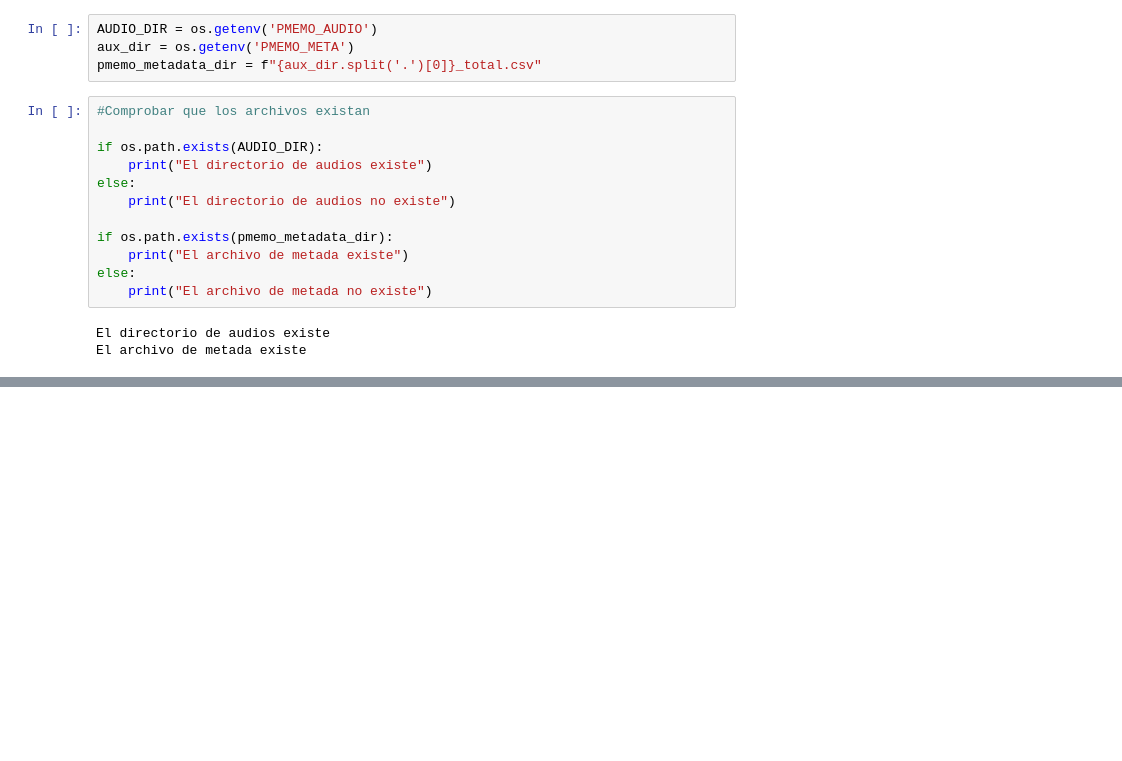
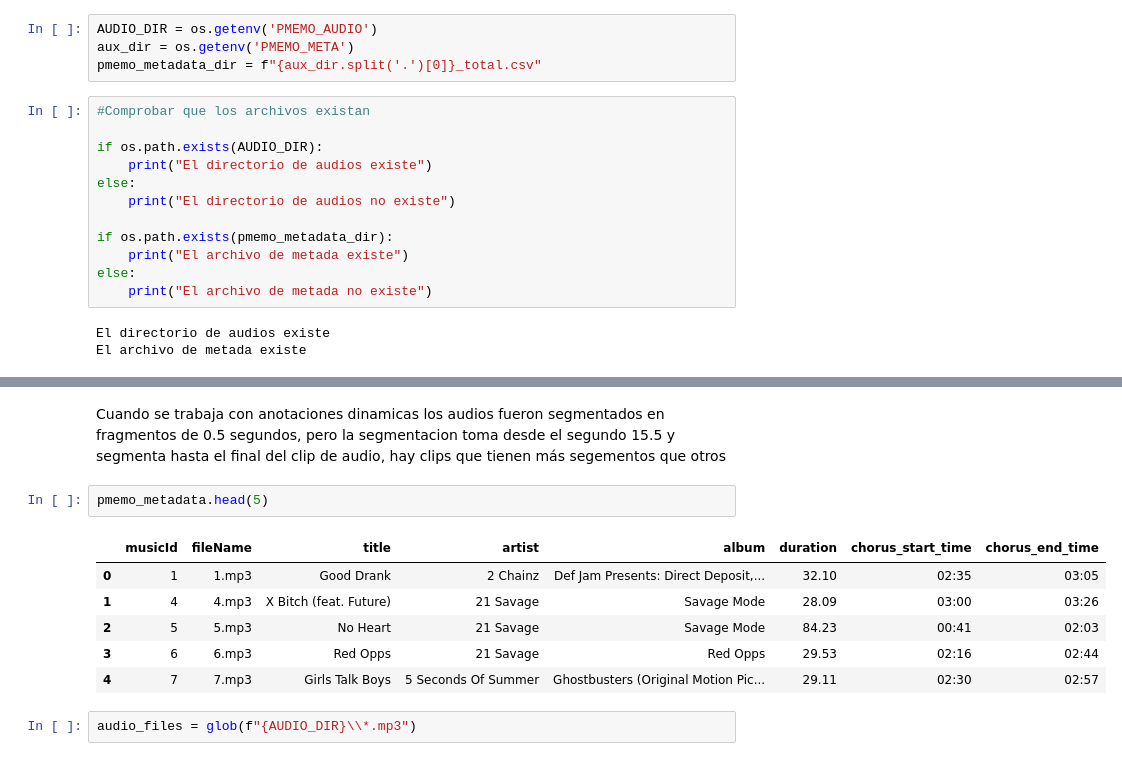
Before and after one commit to Leodna/mer, a Jupyter notebook: notebooks/spectograms.ipynb, the cells around one changed output, grey strips where cells are left out. Drawn from its saved outputs; the diff is of its cells as text; blank space fills up the shorter version.

```diff
--- a/notebooks/spectograms.ipynb
+++ b/notebooks/spectograms.ipynb
@@ -55,2 +67,15 @@ audios_list = os.listdir(AUDIO_DIR)
 # %% [output]
 el archivo 1.mp3 existe
+# %% [markdown]
+Cuando se trabaja con anotaciones dinamicas los audios fueron segmentados en fragmentos de 0.5 segundos, pero la segmentacion toma desde el segundo 15.5 y segmenta hasta el final del clip de audio, hay clips que tienen más segementos que otros
+# %%
+pmemo_metadata.head(5)
+# %% [output]
+|  | musicId | fileName | title | artist | album | duration | chorus_start_time | chorus_end_time |
+| 0 | 1 | 1.mp3 | Good Drank | 2 Chainz | Def Jam Presents: Direct Deposit,... | 32.10 | 02:35 | 03:05 |
+| 1 | 4 | 4.mp3 | X Bitch (feat. Future) | 21 Savage | Savage Mode | 28.09 | 03:00 | 03:26 |
+| 2 | 5 | 5.mp3 | No Heart | 21 Savage | Savage Mode | 84.23 | 00:41 | 02:03 |
+| 3 | 6 | 6.mp3 | Red Opps | 21 Savage | Red Opps | 29.53 | 02:16 | 02:44 |
+| 4 | 7 | 7.mp3 | Girls Talk Boys | 5 Seconds Of Summer | Ghostbusters (Original Motion Pic... | 29.11 | 02:30 | 02:57 |
+# %%
+audio_files = glob(f"{AUDIO_DIR}\\*.mp3")
```
Also changed, not shown: parts of 18 cells of this notebook.
